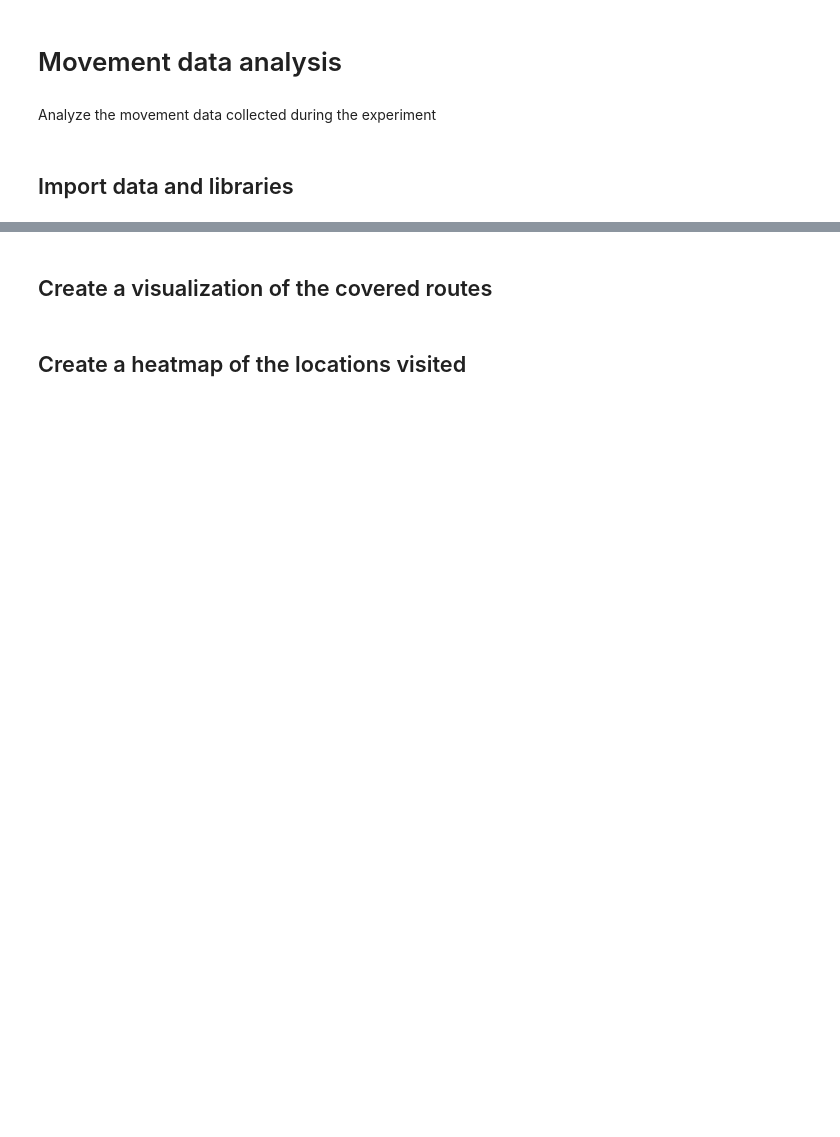
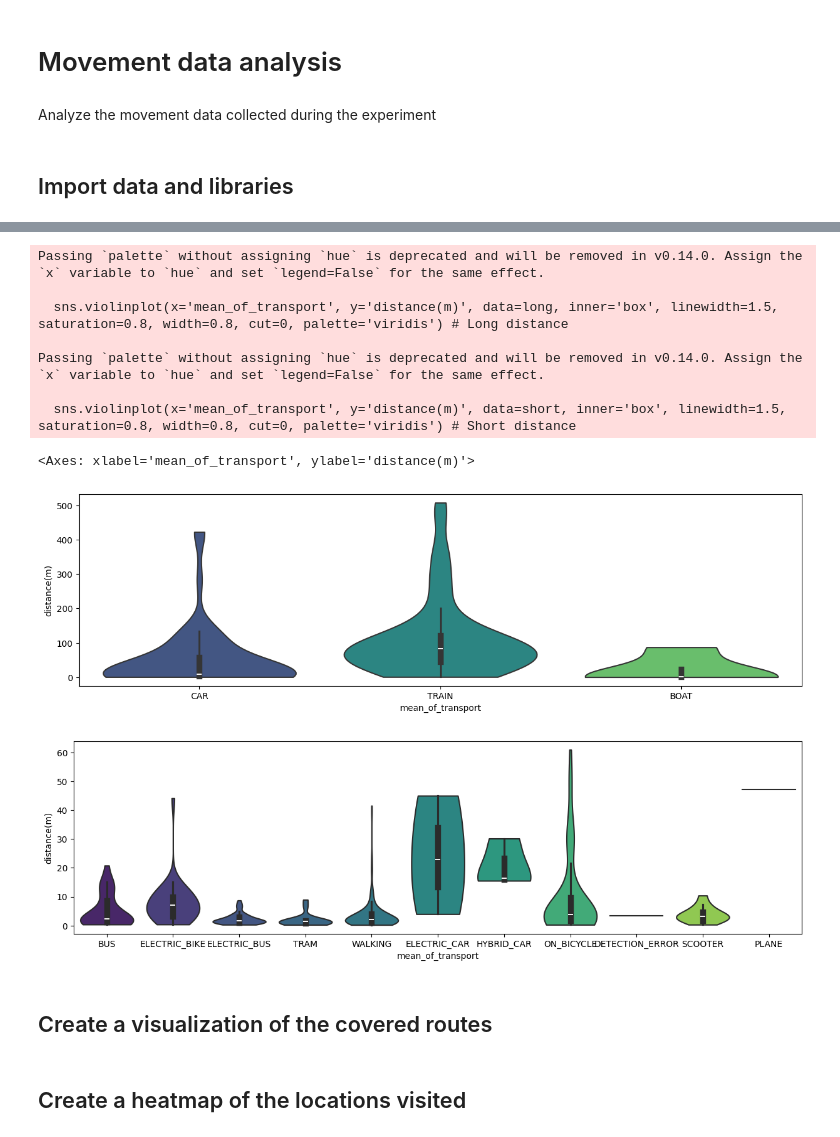
Before and after one commit to colombmo/SWICE_analysis, a Jupyter notebook: movements_analysis.ipynb, the cells around one changed output, grey strips where cells are left out. Drawn from its saved outputs; the diff is of its cells as text; code cells hidden in the pictures; blank space fills up the shorter version.

```diff
--- a/movements_analysis.ipynb
+++ b/movements_analysis.ipynb
@@ -105,3 +187,24 @@ Name: distance(m), dtype: float64
+# %%
+# Separate car, train, boat from the rest and plot
+long = dist_per_day[dist_per_day['mean_of_transport'].isin(['CAR', 'TRAIN', 'BOAT'])]
+short = dist_per_day[~dist_per_day['mean_of_transport'].isin(['CAR', 'TRAIN', 'BOAT'])]
+
+plt.figure(figsize=(15, 4))
+sns.violinplot(x='mean_of_transport', y='distance(m)', data=long, inner='box', linewidth=1.5, saturation=0.8, width=0.8, cut=0, palette='viridis') # Long distance
+
+plt.figure(figsize=(15, 4))
+sns.violinplot(x='mean_of_transport', y='distance(m)', data=short, inner='box', linewidth=1.5, saturation=0.8, width=0.8, cut=0, palette='viridis') # Short distance
+# %% [output]
+Passing `palette` without assigning `hue` is deprecated and will be removed in v0.14.0. Assign the `x` variable to `hue` and set `legend=False` for the same effect.
+
+  sns.violinplot(x='mean_of_transport', y='distance(m)', data=long, inner='box', linewidth=1.5, saturation=0.8, width=0.8, cut=0, palette='viridis') # Long distance
+
+Passing `palette` without assigning `hue` is deprecated and will be removed in v0.14.0. Assign the `x` variable to `hue` and set `legend=False` for the same effect.
+
+  sns.violinplot(x='mean_of_transport', y='distance(m)', data=short, inner='box', linewidth=1.5, saturation=0.8, width=0.8, cut=0, palette='viridis') # Short distance
+<Axes: xlabel='mean_of_transport', ylabel='distance(m)'>
+[figure, added]
+[figure, added]
 # %% [markdown]
 ## Create a visualization of the covered routes
 # %%
```
Also changed, not shown: parts of 20 cells of this notebook, 15 other files.
